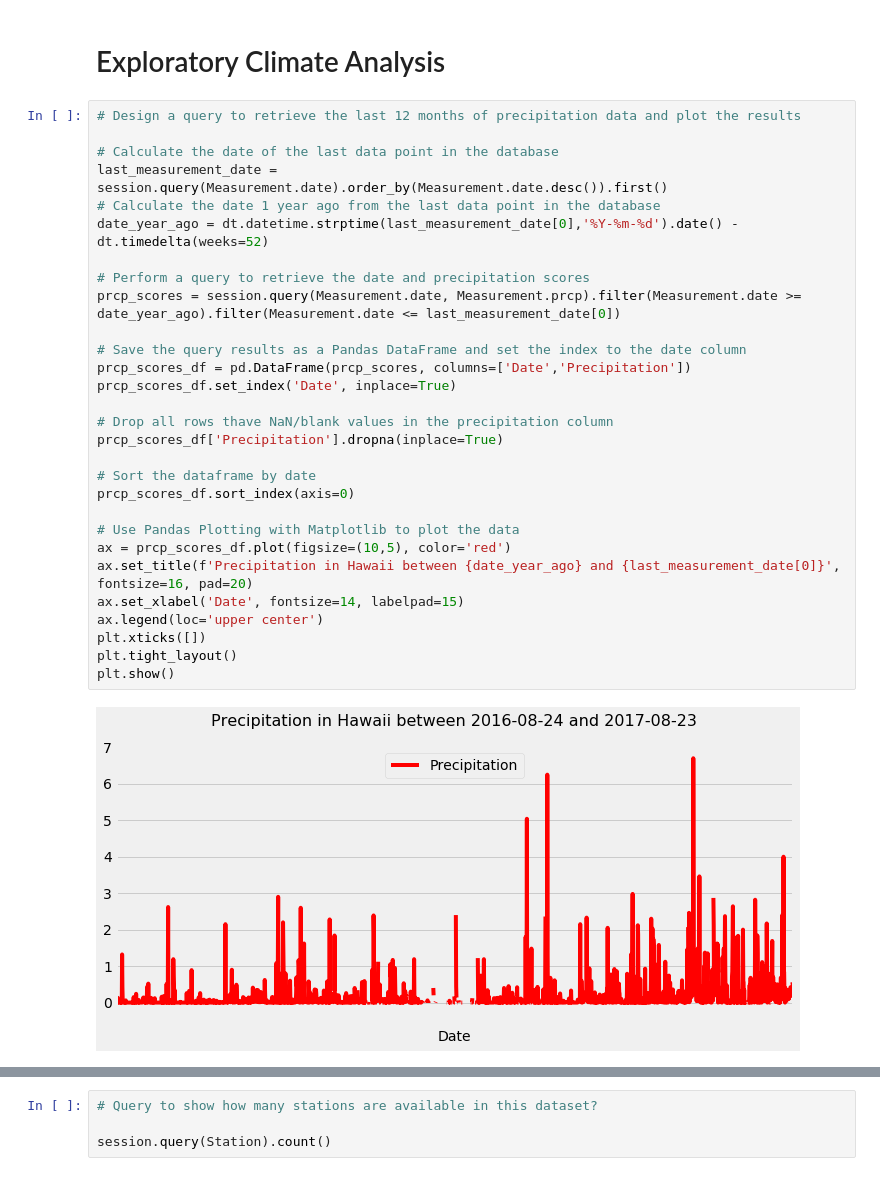
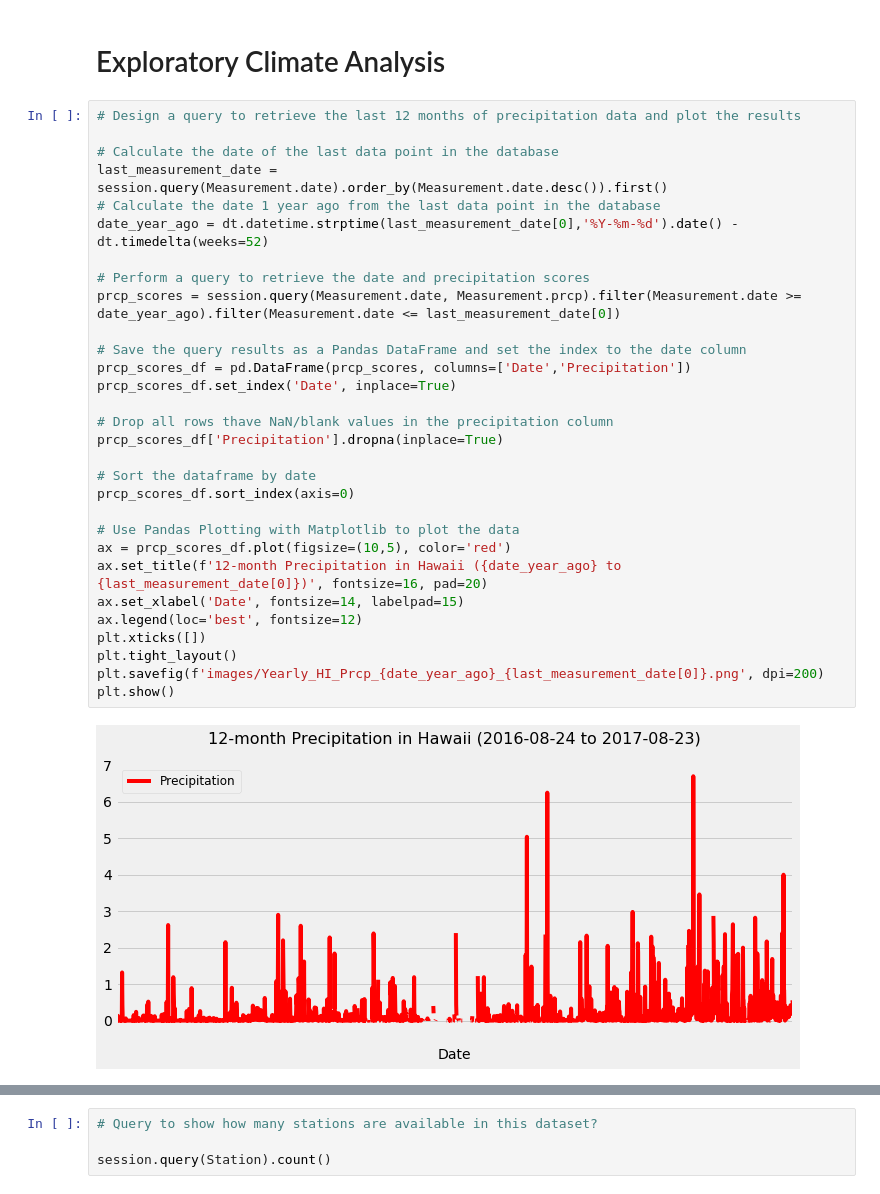
Before and after one commit to anulkar/sqlalchemy-challenge, a Jupyter notebook: climate_analysis.ipynb, the cells around one changed output, grey strips where cells are left out. Cells and saved outputs as stored; diff of their text form.

```diff
--- a/climate_analysis.ipynb
+++ b/climate_analysis.ipynb
@@ -40,34 +40,35 @@ session = Session(engine)
 # %%
 # Design a query to retrieve the last 12 months of precipitation data and plot the results
 
 # Calculate the date of the last data point in the database
 last_measurement_date = session.query(Measurement.date).order_by(Measurement.date.desc()).first()
 # Calculate the date 1 year ago from the last data point in the database
 date_year_ago = dt.datetime.strptime(last_measurement_date[0],'%Y-%m-%d').date() - dt.timedelta(weeks=52)
 
 # Perform a query to retrieve the date and precipitation scores
 prcp_scores = session.query(Measurement.date, Measurement.prcp).filter(Measurement.date >= date_year_ago).filter(Measurement.date <= last_measurement_date[0])
 
 # Save the query results as a Pandas DataFrame and set the index to the date column
 prcp_scores_df = pd.DataFrame(prcp_scores, columns=['Date','Precipitation'])
 prcp_scores_df.set_index('Date', inplace=True)
 
 # Drop all rows thave NaN/blank values in the precipitation column
 prcp_scores_df['Precipitation'].dropna(inplace=True)
 
 # Sort the dataframe by date
 prcp_scores_df.sort_index(axis=0)
 
 # Use Pandas Plotting with Matplotlib to plot the data
 ax = prcp_scores_df.plot(figsize=(10,5), color='red')
-ax.set_title(f'Precipitation in Hawaii between {date_year_ago} and {last_measurement_date[0]}', fontsize=16, pad=20)
+ax.set_title(f'12-month Precipitation in Hawaii ({date_year_ago} to {last_measurement_date[0]})', fontsize=16, pad=20)
 ax.set_xlabel('Date', fontsize=14, labelpad=15)
-ax.legend(loc='upper center')
+ax.legend(loc='best', fontsize=12)
 plt.xticks([])
 plt.tight_layout()
+plt.savefig(f'images/Yearly_HI_Prcp_{date_year_ago}_{last_measurement_date[0]}.png', dpi=200)
 plt.show()
 # %% [output]
-[figure, old version]
+[figure, new version]
 # %%
 # Use Pandas to calcualte the summary statistics for the precipitation data
 
```
Also changed, not shown: parts of 7 cells of this notebook.
